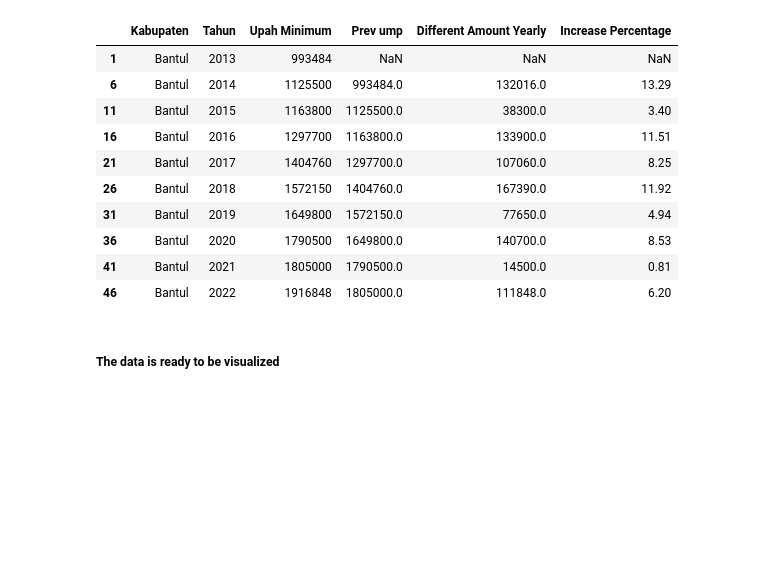
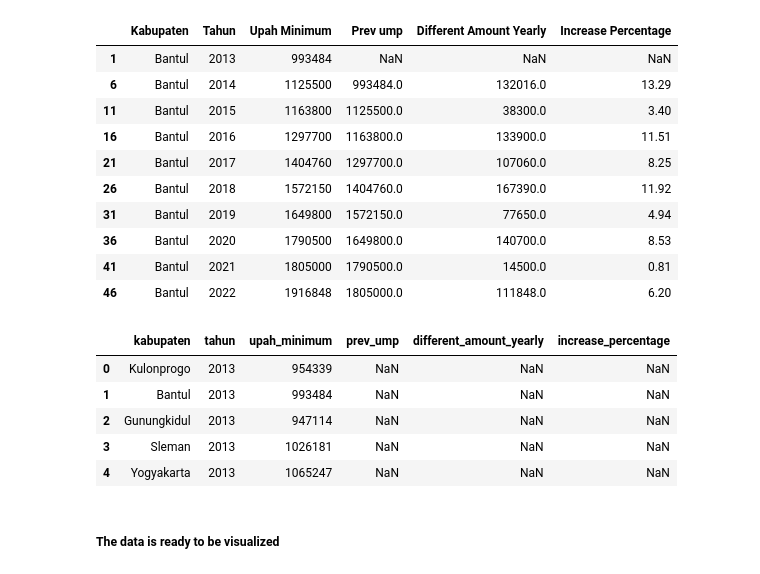
Before and after one commit to gitbarok/Data-Preparation-and-VIsualization-UMP-Kabupaten-Provinsi-DI-Yogyakarta, a Jupyter notebook: notebooks/data_cleansing.ipynb, the cells around one changed output. Drawn from its saved outputs; the diff is of its cells as text; code cells hidden in the pictures; blank space fills up the shorter version.

Commit message:
change name columns

```diff
--- a/notebooks/data_cleansing.ipynb
+++ b/notebooks/data_cleansing.ipynb
@@ -191,6 +191,25 @@ df_melt[df_melt['Kabupaten']== "Bantul"]
 | 36 | Bantul | 2020 | 1790500 | 1649800.0 | 140700.0 | 8.53 |
 | 41 | Bantul | 2021 | 1805000 | 1790500.0 | 14500.0 | 0.81 |
 | 46 | Bantul | 2022 | 1916848 | 1805000.0 | 111848.0 | 6.20 |
+# %%
+## change column name into snake_case
+def snakecase_columns_name(df):
+    df_new = df.copy()
+    df_new.columns = (
+        (df_new.columns.str.lower())
+        .str.replace(' ', '_')
+    )
+    return df_new
+
+df_clean = snakecase_columns_name(df_melt)
+df_clean.head()
+# %% [output]
+|  | kabupaten | tahun | upah_minimum | prev_ump | different_amount_yearly | increase_percentage |
+| 0 | Kulonprogo | 2013 | 954339 | NaN | NaN | NaN |
+| 1 | Bantul | 2013 | 993484 | NaN | NaN | NaN |
+| 2 | Gunungkidul | 2013 | 947114 | NaN | NaN | NaN |
+| 3 | Sleman | 2013 | 1026181 | NaN | NaN | NaN |
+| 4 | Yogyakarta | 2013 | 1065247 | NaN | NaN | NaN |
 # %% [markdown]
 ##### The data is ready to be visualized
 # %%
```
Also changed, not shown: parts of 1 cell of this notebook, 2 other files.
